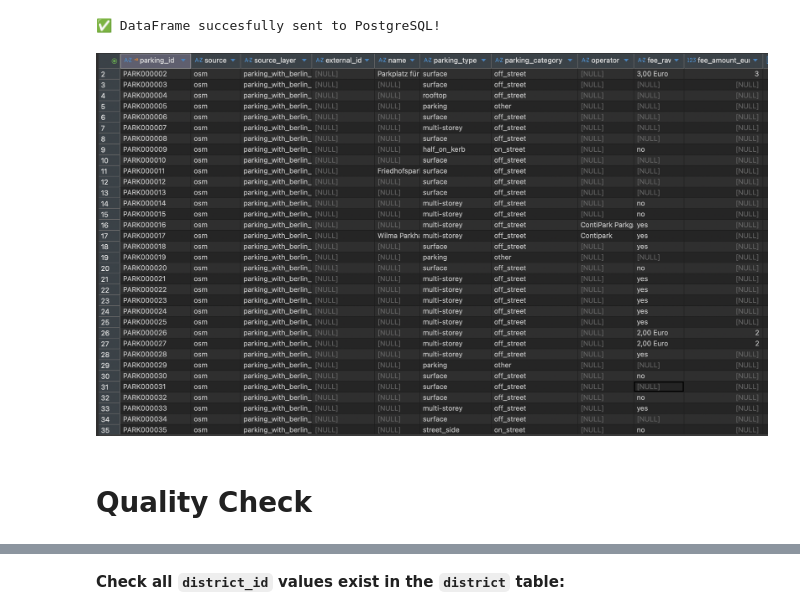
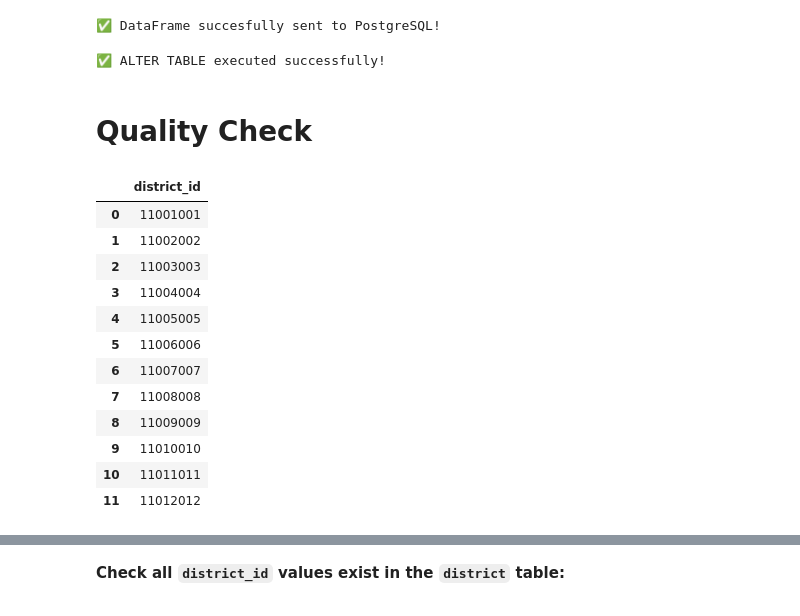
Before and after one commit to Nigar1209/berlin-poi-osm-pipeline, a Jupyter notebook: parking_spaces/scripts/parking_spaces_populating_db.ipynb, the cells around one changed output, grey strips where cells are left out. Saved outputs shown, nothing was run; the diff lists cells and outputs as text; code cells hidden in the pictures.

```diff
--- a/parking_spaces/scripts/parking_spaces_populating_db.ipynb
+++ b/parking_spaces/scripts/parking_spaces_populating_db.ipynb
@@ -1267,10 +1315,54 @@ df_sql.to_sql(
 print("✅ DataFrame succesfully sent to PostgreSQL!")
 # %% [output]
 ✅ DataFrame succesfully sent to PostgreSQL!
-# %% [markdown]
-![image.png](attachment:image.png)
+# %%
+alter_sql = """
+ALTER TABLE berlin_source_data.parking_spaces
+    -- character types
+    ALTER COLUMN id               TYPE VARCHAR(20),
+    ALTER COLUMN name             TYPE VARCHAR(200),
+    ALTER COLUMN neighborhood     TYPE VARCHAR(100),
+    ALTER COLUMN district         TYPE VARCHAR(100),
+    ALTER COLUMN neighborhood_id  TYPE VARCHAR(20),
+    ALTER COLUMN district_id      TYPE VARCHAR(20),
+    ALTER COLUMN geometry         TYPE VARCHAR,
+    ALTER COLUMN geometry_type    TYPE VARCHAR(30),
+
+    -- numeric types (float8 → DECIMAL)
+    ALTER COLUMN latitude         TYPE DECIMAL(9,6) USING latitude::numeric,
+    ALTER COLUMN longitude        TYPE DECIMAL(9,6) USING longitude::numeric,
+
+    -- leave last_updated_at_source as timestamptz
+    ALTER COLUMN last_updated_at_source TYPE TIMESTAMPTZ;
+"""
+with engine.begin() as conn:
+    conn.execute(text(alter_sql))
+
+print("✅ ALTER TABLE executed successfully!")
+# %% [output]
+✅ ALTER TABLE executed successfully!
 # %% [markdown]
 # Quality Check
+# %%
+query = f"""
+SELECT DISTINCT district_id FROM berlin_source_data.parking_spaces ORDER BY 1;
+"""
+
+pd.read_sql(query, engine)
+# %% [output]
+|  | district_id |
+| 0 | 11001001 |
+| 1 | 11002002 |
+| 2 | 11003003 |
+| 3 | 11004004 |
+| 4 | 11005005 |
+| 5 | 11006006 |
+| 6 | 11007007 |
+| 7 | 11008008 |
+| 8 | 11009009 |
+| 9 | 11010010 |
+| 10 | 11011011 |
+| 11 | 11012012 |
 # %%
 query = f"""
 SELECT *
```
Also changed, not shown: parts of 28 cells of this notebook.
